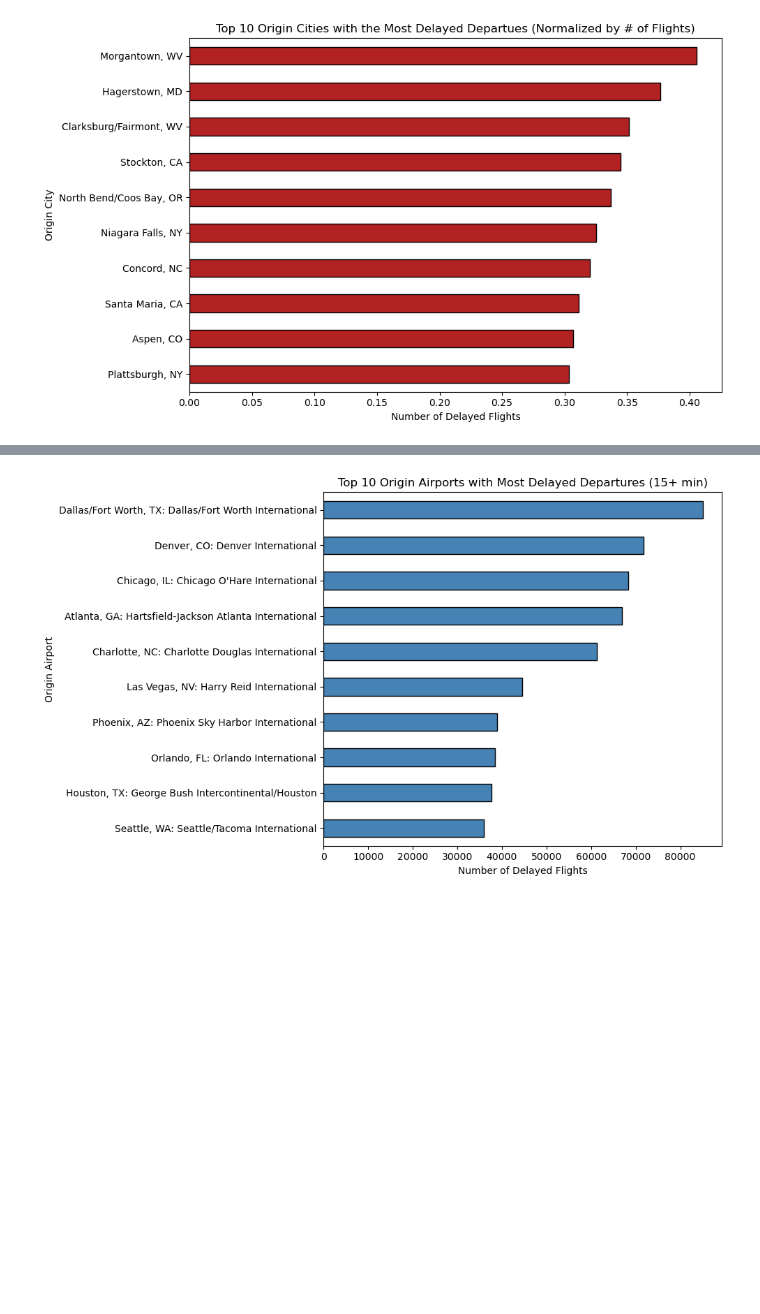
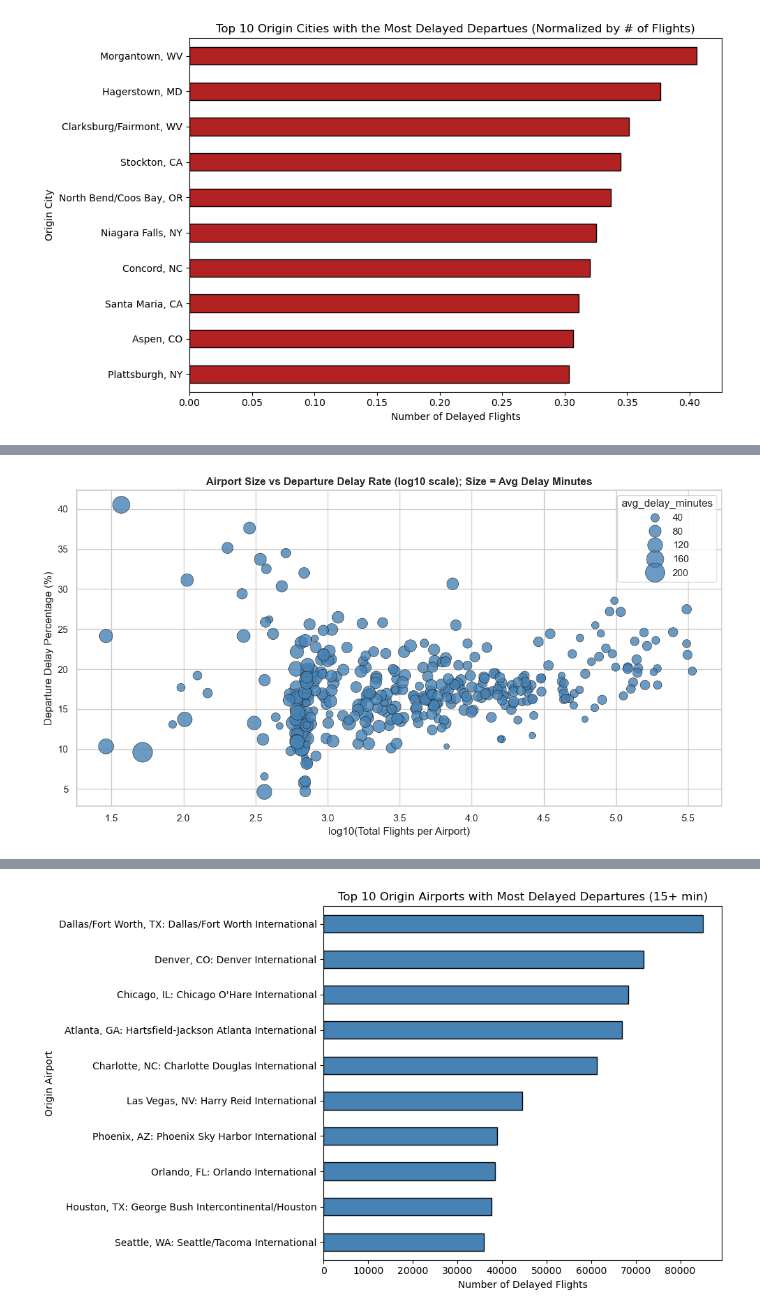
Before and after one commit to elenayzhu/mie368, a Jupyter notebook: individual-eda/Grace's_EDA.ipynb, the cells around one changed output, grey strips where cells are left out. Saved outputs shown, nothing was run; the diff lists cells and outputs as text; code cells hidden in the pictures; blank space fills up the shorter version.

```diff
--- a/individual-eda/Grace's_EDA.ipynb
+++ b/individual-eda/Grace's_EDA.ipynb
@@ -267,0 +370,45 @@ df_completed
+# %%
+airport_stats = (
+    df.groupby("ORIGIN_AIRPORT_ID", as_index=False)
+      .agg(
+          total_flights=("DEP_DEL15","count"),
+          delay_percent=("DEP_DEL15", lambda x: x.mean()*100),
+          avg_delay_minutes=("DEP_DELAY_NEW", lambda x: x[x>0].mean())
+      )
+)
+
+# --- Optional: map display names if you want labels later ---
+name_lookup = (
+    df.groupby("ORIGIN_AIRPORT_ID")["ORIGIN_AIRPORT_NAME"]
+      .agg(lambda s: s.mode().iat[0] if not s.mode().empty else s.iloc[0])
+)
+airport_stats["airport_name"] = airport_stats["ORIGIN_AIRPORT_ID"].map(name_lookup)
+
+# --- Log scale for total flights ---
+airport_stats["log_total_flights"] = np.log10(airport_stats["total_flights"].clip(lower=1))
+airport_stats["avg_delay_minutes"] = airport_stats["avg_delay_minutes"].fillna(0)
+
+# --- Plot: log(total_flights) vs delay_percent ---
+plt.figure(figsize=(11,6))
+sns.set(style="whitegrid")
+
+sns.scatterplot(
+    data=airport_stats,
+    x="log_total_flights",
+    y="delay_percent",
+    size="avg_delay_minutes",
+    sizes=(40, 500),
+    color="steelblue",
+    alpha=0.8,
+    edgecolor="k",
+    linewidth=0.5
+)
+
+plt.title("Airport Size vs Departure Delay Rate (log10 scale); Size = Avg Delay Minutes",
+          fontsize=12, weight="bold")
+plt.xlabel("log10(Total Flights per Airport)")
+plt.ylabel("Departure Delay Percentage (%)")
+plt.tight_layout()
+plt.show()
+# %% [output]
+[figure, added]
```
Also changed, not shown: parts of 8 cells of this notebook, 1 other file.
